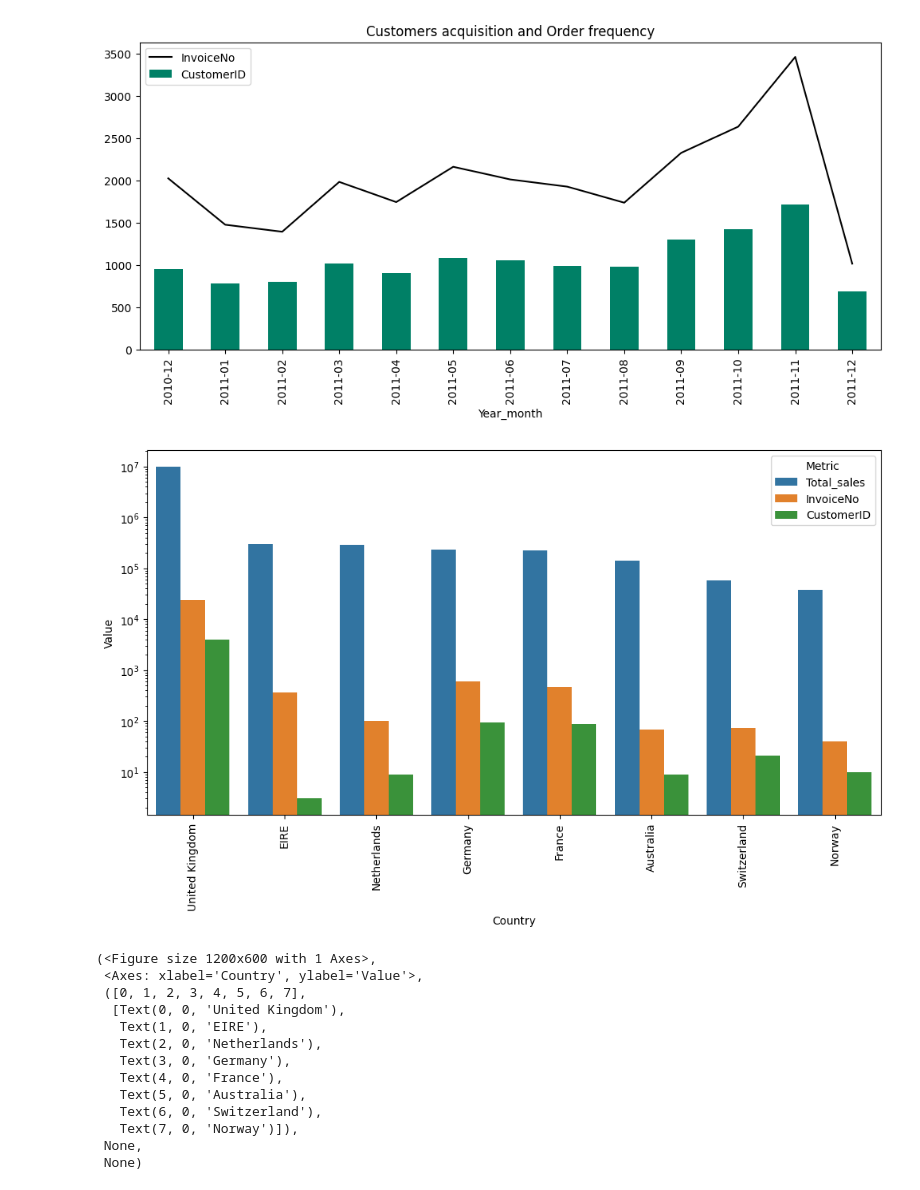
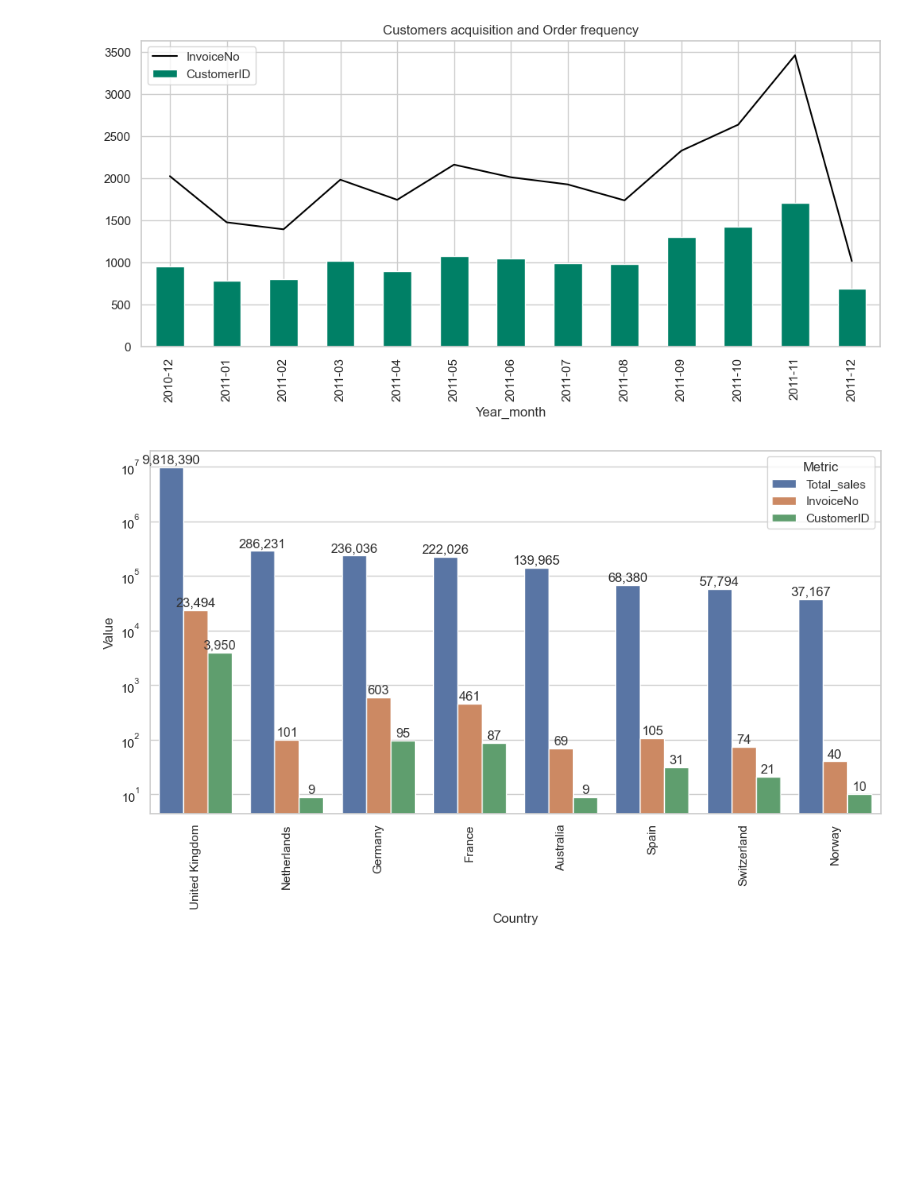
Before and after one commit to Dhananjayrawat/E-Commerce-Data-Analysis-Project, a Jupyter notebook: Project_Ecommerce.ipynb, the cells around one changed output. Saved outputs shown, nothing was run; the diff lists cells and outputs as text; code cells hidden in the pictures; blank space fills up the shorter version.

```diff
--- a/Project_Ecommerce.ipynb
+++ b/Project_Ecommerce.ipynb
@@ -10,6 +14,6 @@ dataframe = pd.read_csv(path,encoding_errors='ignore')
 # %%
 # E Commerce Data
-dataframe['StockCode'] = dataframe['StockCode'].str.replace('[\D]','',regex=True) # removing any alphabets from the stockcode
+dataframe['StockCode'] = dataframe['StockCode'].str.replace('[\\D]','',regex=True) # removing any alphabets from the stockcode
 
 dataframe['InvoiceDate'] = dataframe['InvoiceDate'].replace('[/]','-',regex=True) # standardizing the dateformat
 
@@ -161,6 +205,6 @@ plt.show()
 # %%
 countries = ['United Kingdom', 'France', 'Australia', 'Netherlands', 'Germany',
-       'Norway', 'EIRE', 'Switzerland', 'Spain', 'Poland', 'Portugal',
+       'Norway', 'Switzerland', 'Spain', 'Poland', 'Portugal',
        'Italy', 'Belgium', 'Lithuania', 'Japan', 'Iceland',
        'Channel Islands', 'Denmark', 'Cyprus', 'Sweden', 'Austria',
        'Israel', 'Finland', 'Greece', 'Singapore', 'Lebanon',
@@ -169,7 +213,7 @@ countries = ['United Kingdom', 'France', 'Australia', 'Netherlands', 'Germany',
        'Malta', 'RSA']
 # countries to choose from above
 
-sales = dataframe[(dataframe['Country'].isin(countries[:4])) & (dataframe['quantity_segeregation']!='High Return')]
+sales = dataframe[(dataframe['Country'].isin(countries[:4])) & (dataframe['quantity_segregation']!='High Return')]
 
 sales_per_country = sales.groupby(['Country'])['Total_sales'].sum().reset_index()
 
@@ -183,7 +227,7 @@ plt.show()
 # %%
 # Order Frequency per month
 
-Orders_per_month = dataframe[dataframe['quantity_segeregation']!='High Return'].groupby('Year_month')['InvoiceNo'].nunique()
+Orders_per_month = dataframe.groupby('Year_month')['InvoiceNo'].nunique()
 customers_per_month = dataframe.groupby('Year_month')['CustomerID'].nunique()
 
 plt.figure(figsize=(12,5))
@@ -193,73 +237,54 @@ plt.title('Customers acquisition and Order frequency')
 plt.legend()
 plt.show()
 # %% [output]
-[figure, old version]
+[figure, new version]
 # %%
 import numpy as np
 import plotly.express as px
 
 # this is for a single country
 class country:
-    def __init__(self,country=None):
+    def __init__(self,country):
         self.country = country
 
     def info(self):
-        total_sales = dataframe['Total_sales'][dataframe['Country']==self.country].sum()- dataframe['Total_sales'][dataframe['quantity_segeregation']!='High Return'].sum()
-        total_orders = dataframe['InvoiceNo'][dataframe['Country']==self.country].nunique()-dataframe['InvoiceID'][dataframe['quantity_segeregation']!='High Return'].nunique()
-        total_customers = dataframe['CustomerID'][dataframe['Country']==self.country].nunique()
 
-        return {'total_sales':total_sales,'total_orders':total_orders,'total_customers':total_customers}
-
-    def sales_per_month(self):
-        sales = dataframe.groupby('Year_month')['Total_sales'].sum().reset_index()
-        return plt.figure(figsize=(12,6)),sns.barplot(data=sales,x='Year_month',y='Total_sales',color='#D5E7B5'),plt.title(f'Sales per month in {self.country}'),plt.show()
-
-    def customer_acquisition(self):
-        customers = dataframe.groupby('Year_month')['CustomerID'].nunique().reset_index()
-        return plt.figure(figsize=(13,6)),sns.lineplot(data=customers,x='Year_month',y='CustomerID'),plt.title(f'Customer base Growth per month in {self.country}'),plt.show()
 
 class compare_countries: # this is specifically for comparing multiple countries
         def __init__(self,countries=None):
              self.countries = countries
 
         def compare(self):
             data = dataframe[dataframe['Country'].isin(self.countries)]
             pivot_table = data.pivot_table(index='Country',values=['Total_sales','InvoiceNo','CustomerID'],
                                        aggfunc={'Total_sales':'sum','InvoiceNo':'nunique','CustomerID':'nunique'}).reset_index().sort_values(by='Total_sales',ascending=False)
 
             return pivot_table
 
         def charts(self):
-            data = dataframe[(dataframe['Country'].isin(self.countries)) & (dataframe['quantity_segeregation']!='High Return')]
+            data = dataframe[(dataframe['Country'].isin(self.countries)) & (dataframe['quantity_segregation']!='High Return')]
             pivot_table = data.pivot_table(index='Country',values=['Total_sales','InvoiceNo','CustomerID'],
                                        aggfunc={'Total_sales':'sum','InvoiceNo':'nunique','CustomerID':'nunique'}).reset_index().sort_values(by='Total_sales',ascending=False)
 
 
             df_melted = pivot_table.reset_index().melt(id_vars='Country',
                                           value_vars=['Total_sales', 'InvoiceNo', 'CustomerID'],
                                           var_name='Metric',
                                           value_name='Value')
 
-            return plt.figure(figsize=(12, 6)),sns.barplot(data=df_melted, x='Country', y='Value', hue='Metric'),plt.xticks(rotation=90),plt.yscale('log'),plt.show()
+            plt.figure(figsize=(12, 6))
+            sns.barplot(data=df_melted, x='Country', y='Value', hue='Metric')
+            plt.xticks(rotation=90)
+            plt.yscale('log'),
+            for container in plt.gca().containers:
+                 plt.gca().bar_label(container,fmt='{:,.0f}',padding=1)
+            plt.show()
 
 
 
 compare = compare_countries(countries[:8])
 
 compare.compare()
 compare.charts()
 # %% [output]
-[figure, old version]
+[figure, new version]
-(<Figure size 1200x600 with 1 Axes>,
- <Axes: xlabel='Country', ylabel='Value'>,
- ([0, 1, 2, 3, 4, 5, 6, 7],
-  [Text(0, 0, 'United Kingdom'),
-   Text(1, 0, 'EIRE'),
-   Text(2, 0, 'Netherlands'),
-   Text(3, 0, 'Germany'),
-   Text(4, 0, 'France'),
-   Text(5, 0, 'Australia'),
-   Text(6, 0, 'Switzerland'),
-   Text(7, 0, 'Norway')]),
- None,
- None)
```
Also changed, not shown: parts of 15 cells of this notebook.
